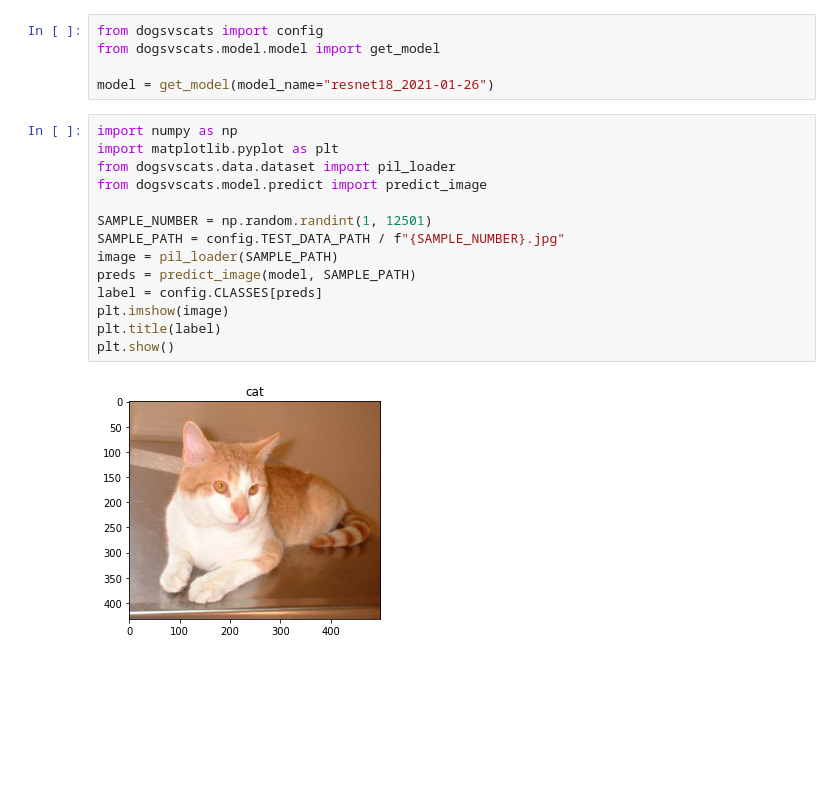
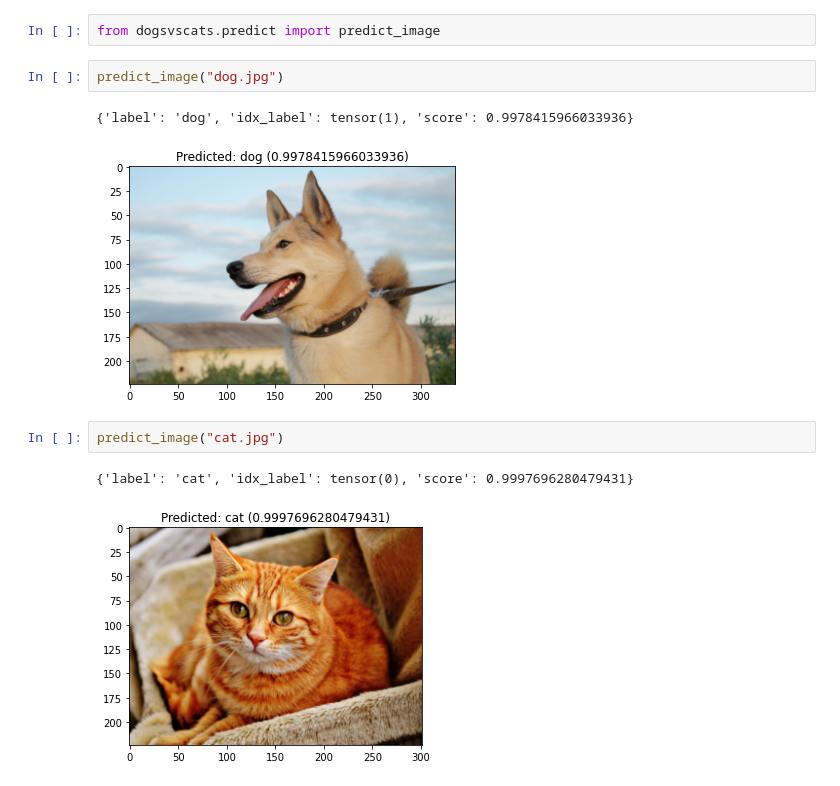
Before and after one commit to albertoburgosplaza/dogsvscats, a Jupyter notebook: nbs/predict.ipynb, the cells around one changed output. Cells and saved outputs as stored; diff of their text form; blank space fills up the shorter version.

```diff
--- a/nbs/predict.ipynb
+++ b/nbs/predict.ipynb
@@ -7,21 +5,12 @@ The autoreload extension is already loaded. To reload it, use:
-# %%
-from dogsvscats import config
-from dogsvscats.model.model import get_model
-
-model = get_model(model_name="resnet18_2021-01-26")
-# %%
-import numpy as np
-import matplotlib.pyplot as plt
-from dogsvscats.data.dataset import pil_loader
-from dogsvscats.model.predict import predict_image
-
-SAMPLE_NUMBER = np.random.randint(1, 12501)
-SAMPLE_PATH = config.TEST_DATA_PATH / f"{SAMPLE_NUMBER}.jpg"
-image = pil_loader(SAMPLE_PATH)
-preds = predict_image(model, SAMPLE_PATH)
-label = config.CLASSES[preds]
-plt.imshow(image)
-plt.title(label)
-plt.show()
-# %% [output]
-[figure, removed]
+# %%
+from dogsvscats.predict import predict_image
+# %%
+predict_image("dog.jpg")
+# %% [output]
+{'label': 'dog', 'idx_label': tensor(1), 'score': 0.9978415966033936}
+[figure, added]
+# %%
+predict_image("cat.jpg")
+# %% [output]
+{'label': 'cat', 'idx_label': tensor(0), 'score': 0.9997696280479431}
+[figure, added]
```
Also changed, not shown: parts of 1 cell of this notebook, 7 other files.
